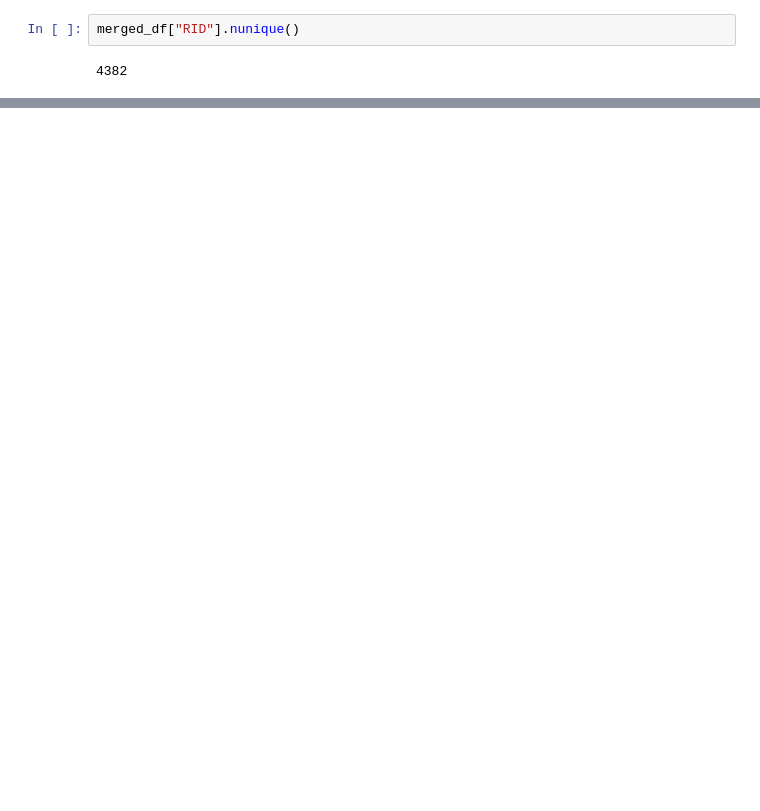
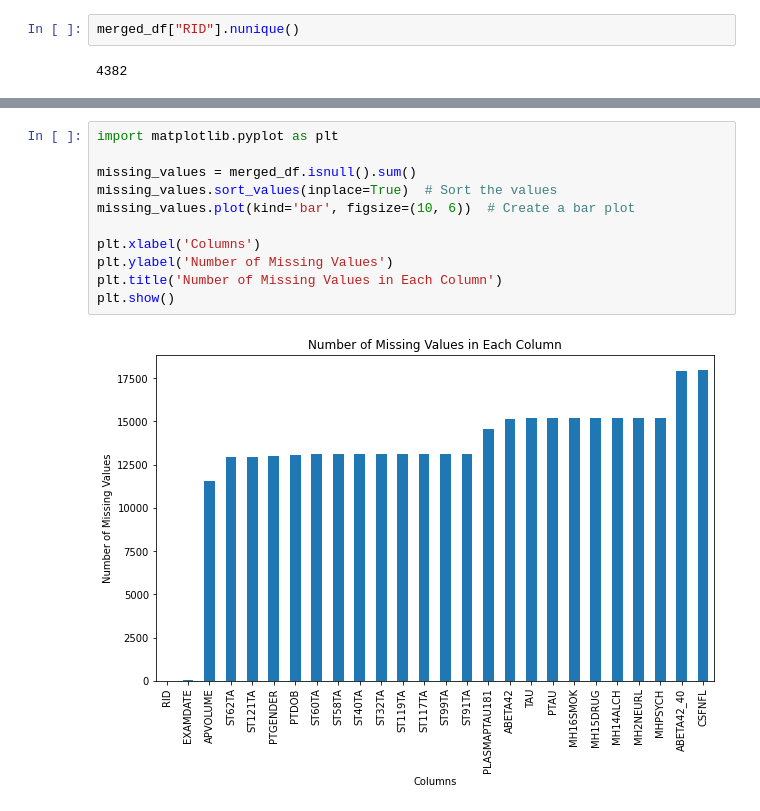
Before and after one commit to Shannon-Barretto/dissertation, a Jupyter notebook: code/dataprocessing.ipynb, the cells around one changed output, grey strips where cells are left out. Saved outputs shown, nothing was run; the diff lists cells and outputs as text; blank space fills up the shorter version.

```diff
--- a/code/dataprocessing.ipynb
+++ b/code/dataprocessing.ipynb
@@ -347,0 +471,13 @@ print(adnimerge_df.head())
+# %%
+import matplotlib.pyplot as plt
+
+missing_values = merged_df.isnull().sum()
+missing_values.sort_values(inplace=True)  # Sort the values
+missing_values.plot(kind='bar', figsize=(10, 6))  # Create a bar plot
+
+plt.xlabel('Columns')
+plt.ylabel('Number of Missing Values')
+plt.title('Number of Missing Values in Each Column')
+plt.show()
+# %% [output]
+[figure, added]
```
Also changed, not shown: parts of 24 cells of this notebook, 1 other file.
